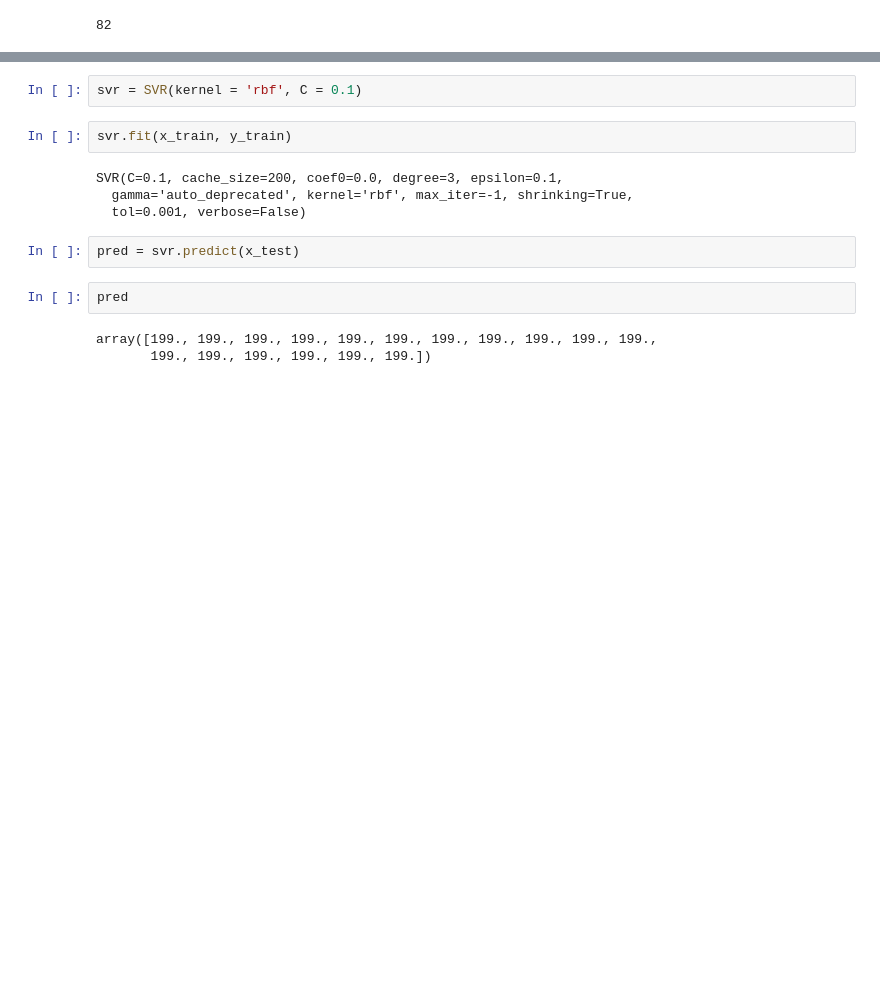
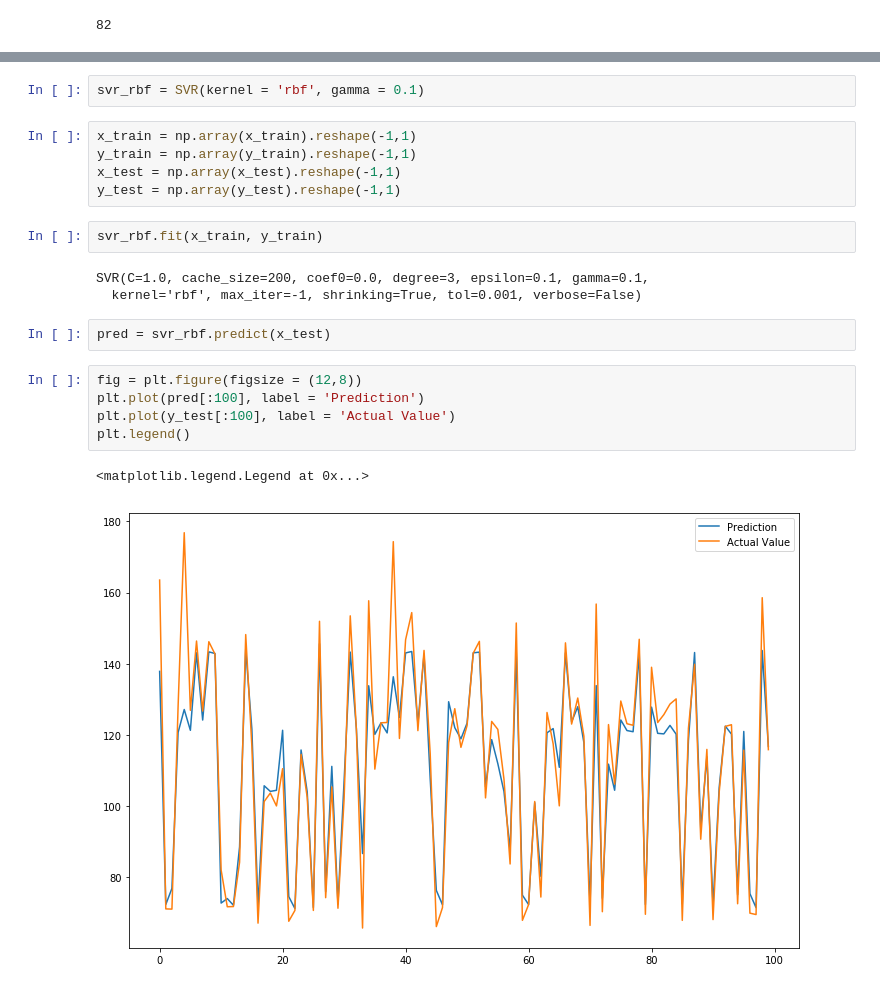
Before and after one commit to shreyashrawat/Parallel_Stocks, a Jupyter notebook: Try.ipynb, the cells around one changed output, grey strips where cells are left out. Drawn from its saved outputs; the diff is of its cells as text; blank space fills up the shorter version.

```diff
--- a/Try.ipynb
+++ b/Try.ipynb
@@ -157,15 +186,22 @@ plt.plot(y)
 # %%
-svr = SVR(kernel = 'rbf', C = 0.1)
+svr_rbf = SVR(kernel = 'rbf', gamma = 0.1)
+# %%
+x_train = np.array(x_train).reshape(-1,1)
+y_train = np.array(y_train).reshape(-1,1)
+x_test = np.array(x_test).reshape(-1,1)
+y_test = np.array(y_test).reshape(-1,1)
 # %%
-svr.fit(x_train, y_train)
+svr_rbf.fit(x_train, y_train)
 # %% [output]
-SVR(C=0.1, cache_size=200, coef0=0.0, degree=3, epsilon=0.1,
-  gamma='auto_deprecated', kernel='rbf', max_iter=-1, shrinking=True,
-  tol=0.001, verbose=False)
+SVR(C=1.0, cache_size=200, coef0=0.0, degree=3, epsilon=0.1, gamma=0.1,
+  kernel='rbf', max_iter=-1, shrinking=True, tol=0.001, verbose=False)
 # %%
-pred = svr.predict(x_test)
+pred = svr_rbf.predict(x_test)
-# %%
-pred
-# %% [output]
-array([199., 199., 199., 199., 199., 199., 199., 199., 199., 199., 199.,
-       199., 199., 199., 199., 199., 199.])
+# %%
+fig = plt.figure(figsize = (12,8))
+plt.plot(pred[:100], label = 'Prediction')
+plt.plot(y_test[:100], label = 'Actual Value')
+plt.legend()
+# %% [output]
+<matplotlib.legend.Legend at 0x...>
+[figure, added]
```
Also changed, not shown: parts of 21 cells of this notebook.
